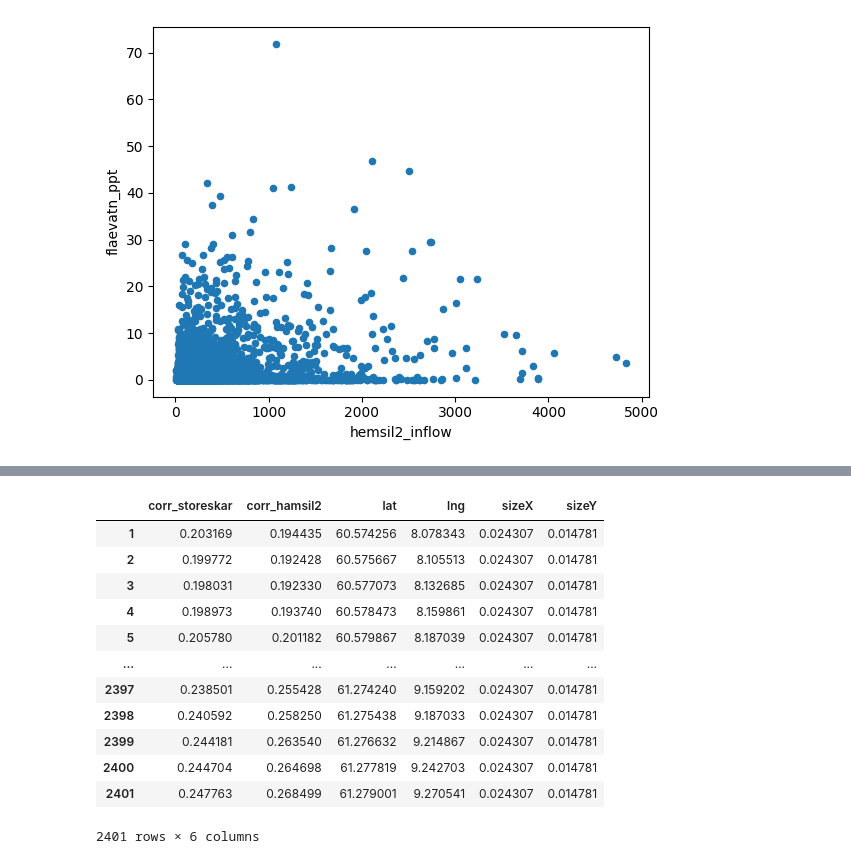
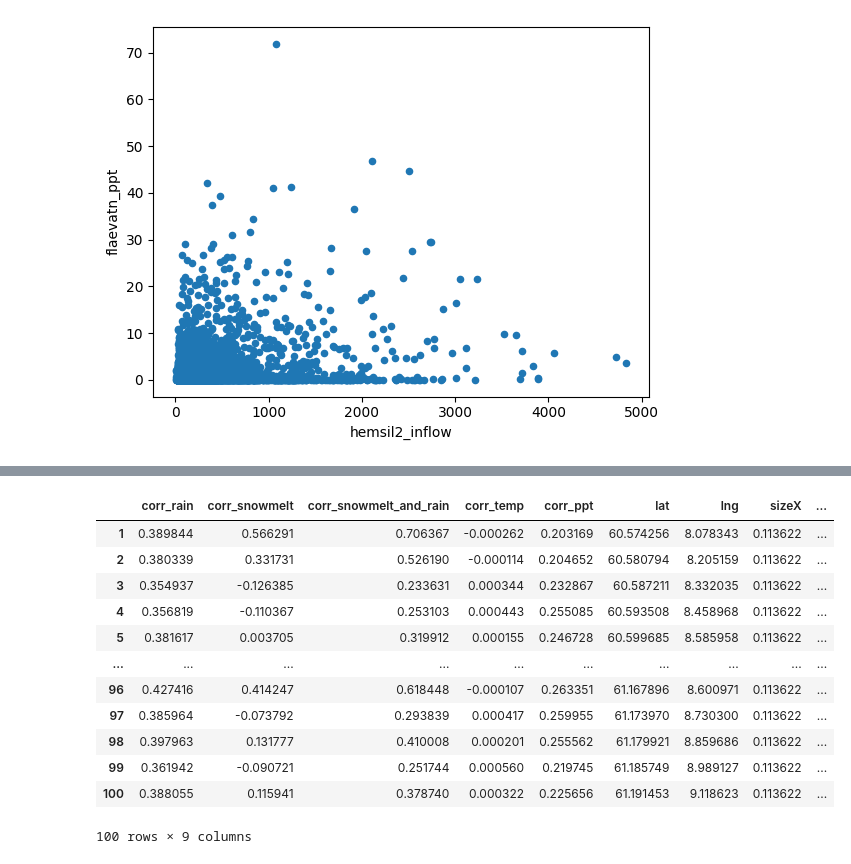
Before and after one commit to VegSja/NorwAI-hackathon-2022-Intelligence, a Jupyter notebook: solution.ipynb, the cells around one changed output, grey strips where cells are left out. Cells and saved outputs as stored; diff of their text form; code cells hidden in the pictures.

```diff
--- a/solution.ipynb
+++ b/solution.ipynb
@@ -367,5 +376,13 @@ Completed data scraping...
 # %%
-for key in data_points:
-    day_df[key] = data_points[key]
+from copy import copy
 
-day_df
+
+dataframes = {
+
+}
+
+for measurement in data_points:
+    tmp_df = day_df.copy(deep=True)
+    for point in data_points[measurement]:
+        tmp_df[point] = data_points[measurement][point]
+    dataframes[measurement] = tmp_df
@@ -439,48 +440,62 @@ day_df.plot.line(y=["storeskar_inflow", "melting_sum"])
 # %%
-correlations_storeskar = []
-correlations_hemsil2 = []
+correlations = {
+    "rrl": [], #Rain
+    "rr": [], #Døgnnedbør
+    "qsw": [], #Snøsmelting
+    "qtt": [], #Regn og snøsmelting
+    "tm": [], #Temperatur
+    "gwb_gwt": [] # Grunnvann
+}
 lats = []
 lngs = []
 sizes_x = []
 sizes_y = []
 
 box_start_x, box_start_y = projector(Startx, Starty, inverse=True)
 box_end_x, box_end_y = projector(Startx+square_size, Starty+square_size, inverse=True)
 size_x = box_end_x - box_start_x
 size_y = box_end_y - box_start_y
 
-for key in data_points_snow:
-    correlations_storeskar.append(day_df["storeskar_inflow"].corr(day_df[key]))
-    correlations_hemsil2.append(day_df["hemsil2_inflow"].corr(day_df[key]))
+for measurement in data_points:
+    for key in data_points[measurement]:
+        corr = dataframes[measurement]["storeskar_inflow"].corr(dataframes[measurement][key])
+        correlations[measurement].append(corr)
+
+for key in data_points["rrl"]:
     lats.append(coordinates_dict[key]["lat"])
     lngs.append(coordinates_dict[key]["lon"])
     sizes_x.append(size_x)
     sizes_y.append(size_y)
 
+
+
 data = {
-    'corr_storeskar': correlations_storeskar,
-    'corr_hamsil2': correlations_hemsil2,
+    'corr_rain': correlations["rrl"],
+    'corr_snowmelt': correlations["qsw"],
+    'corr_snowmelt_and_rain': correlations["qtt"],
+    'corr_temp': correlations["tm"],
+    'corr_ppt': correlations["rr"],
+    'corr_soilwater': correlations["gwb_gwt"],
     'lat': lats,
     'lng': lngs,
     'sizeX': sizes_x,
     'sizeY': sizes_y
 }
-
-corr_frame = pd.DataFrame(data, index=list(data_points.keys()))
+corr_frame = pd.DataFrame(data, index=list(data_points["rrl"].keys()))
 corr_frame
 # %% [output]
-|  | corr_storeskar | corr_hamsil2 | lat | lng | sizeX | sizeY |
-| 1 | 0.203169 | 0.194435 | 60.574256 | 8.078343 | 0.024307 | 0.014781 |
-| 2 | 0.199772 | 0.192428 | 60.575667 | 8.105513 | 0.024307 | 0.014781 |
-| 3 | 0.198031 | 0.192330 | 60.577073 | 8.132685 | 0.024307 | 0.014781 |
-| 4 | 0.198973 | 0.193740 | 60.578473 | 8.159861 | 0.024307 | 0.014781 |
-| 5 | 0.205780 | 0.201182 | 60.579867 | 8.187039 | 0.024307 | 0.014781 |
-| ... | ... | ... | ... | ... | ... | ... |
-| 2397 | 0.238501 | 0.255428 | 61.274240 | 9.159202 | 0.024307 | 0.014781 |
-| 2398 | 0.240592 | 0.258250 | 61.275438 | 9.187033 | 0.024307 | 0.014781 |
-| 2399 | 0.244181 | 0.263540 | 61.276632 | 9.214867 | 0.024307 | 0.014781 |
-| 2400 | 0.244704 | 0.264698 | 61.277819 | 9.242703 | 0.024307 | 0.014781 |
-| 2401 | 0.247763 | 0.268499 | 61.279001 | 9.270541 | 0.024307 | 0.014781 |
+|  | corr_rain | corr_snowmelt | corr_snowmelt_and_rain | corr_temp | corr_ppt | lat | lng | sizeX | ... |
+| 1 | 0.389844 | 0.566291 | 0.706367 | -0.000262 | 0.203169 | 60.574256 | 8.078343 | 0.113622 | ... |
+| 2 | 0.380339 | 0.331731 | 0.526190 | -0.000114 | 0.204652 | 60.580794 | 8.205159 | 0.113622 | ... |
+| 3 | 0.354937 | -0.126385 | 0.233631 | 0.000344 | 0.232867 | 60.587211 | 8.332035 | 0.113622 | ... |
+| 4 | 0.356819 | -0.110367 | 0.253103 | 0.000443 | 0.255085 | 60.593508 | 8.458968 | 0.113622 | ... |
+| 5 | 0.381617 | 0.003705 | 0.319912 | 0.000155 | 0.246728 | 60.599685 | 8.585958 | 0.113622 | ... |
+| ... | ... | ... | ... | ... | ... | ... | ... | ... | ... |
+| 96 | 0.427416 | 0.414247 | 0.618448 | -0.000107 | 0.263351 | 61.167896 | 8.600971 | 0.113622 | ... |
+| 97 | 0.385964 | -0.073792 | 0.293839 | 0.000417 | 0.259955 | 61.173970 | 8.730300 | 0.113622 | ... |
+| 98 | 0.397963 | 0.131777 | 0.410008 | 0.000201 | 0.255562 | 61.179921 | 8.859686 | 0.113622 | ... |
+| 99 | 0.361942 | -0.090721 | 0.251744 | 0.000560 | 0.219745 | 61.185749 | 8.989127 | 0.113622 | ... |
+| 100 | 0.388055 | 0.115941 | 0.378740 | 0.000322 | 0.225656 | 61.191453 | 9.118623 | 0.113622 | ... |
-2401 rows × 6 columns
+100 rows × 9 columns
 # %%
 corr_frame.to_csv('backend/public/correlations.csv')
```
Also changed, not shown: parts of 6 cells of this notebook, 2 other files.
